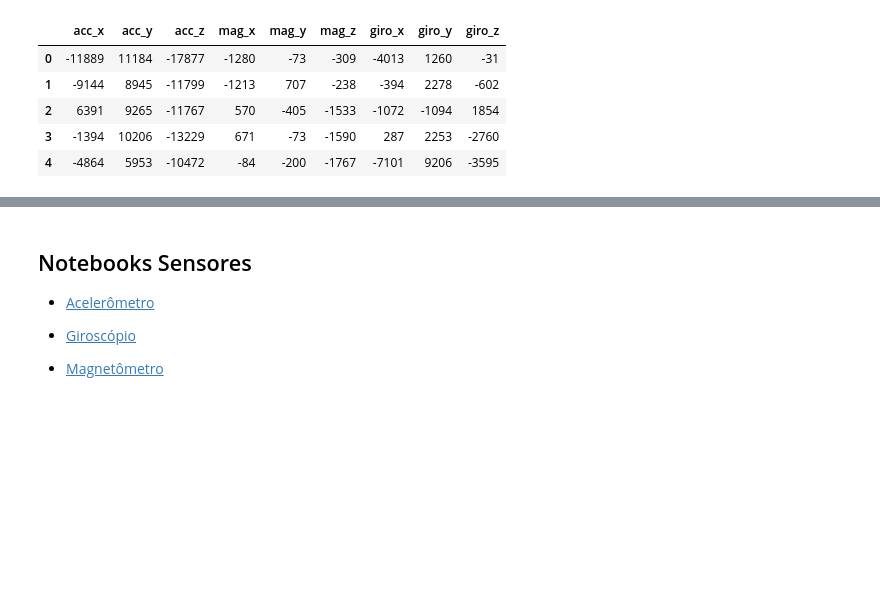
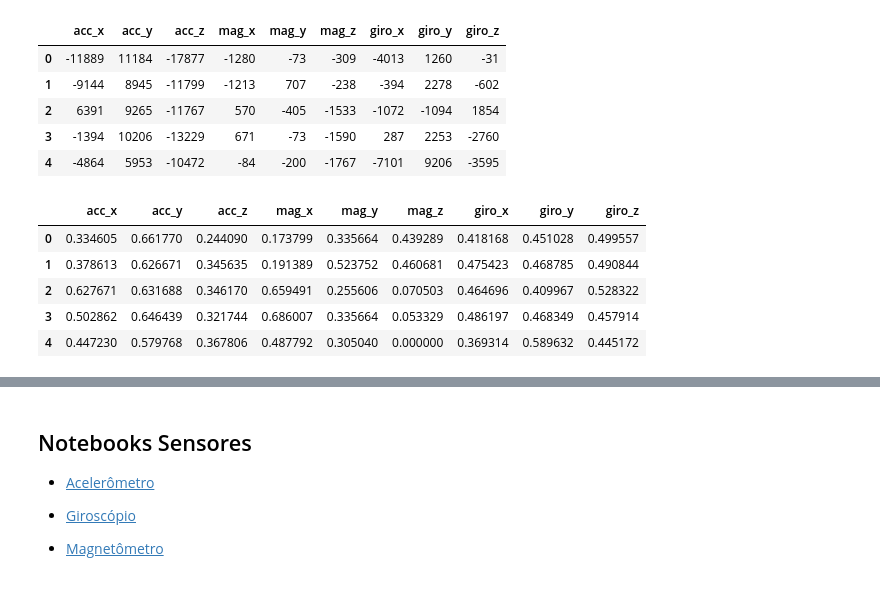
Before and after one commit to andssuu/redes_neurais_pos, a Jupyter notebook: projeto/notebooks/main.ipynb, the cells around one changed output, grey strips where cells are left out. Saved outputs shown, nothing was run; the diff lists cells and outputs as text; code cells hidden in the pictures; blank space fills up the shorter version.

```diff
--- a/projeto/notebooks/main.ipynb
+++ b/projeto/notebooks/main.ipynb
@@ -70,3 +76,12 @@ data.head()
 | 2 | 6391 | 9265 | -11767 | 570 | -405 | -1533 | -1072 | -1094 | 1854 |
 | 3 | -1394 | 10206 | -13229 | 671 | -73 | -1590 | 287 | 2253 | -2760 |
 | 4 | -4864 | 5953 | -10472 | -84 | -200 | -1767 | -7101 | 9206 | -3595 |
+# %%
+data_normalized.head()
+# %% [output]
+|  | acc_x | acc_y | acc_z | mag_x | mag_y | mag_z | giro_x | giro_y | giro_z |
+| 0 | 0.334605 | 0.661770 | 0.244090 | 0.173799 | 0.335664 | 0.439289 | 0.418168 | 0.451028 | 0.499557 |
+| 1 | 0.378613 | 0.626671 | 0.345635 | 0.191389 | 0.523752 | 0.460681 | 0.475423 | 0.468785 | 0.490844 |
+| 2 | 0.627671 | 0.631688 | 0.346170 | 0.659491 | 0.255606 | 0.070503 | 0.464696 | 0.409967 | 0.528322 |
+| 3 | 0.502862 | 0.646439 | 0.321744 | 0.686007 | 0.335664 | 0.053329 | 0.486197 | 0.468349 | 0.457914 |
+| 4 | 0.447230 | 0.579768 | 0.367806 | 0.487792 | 0.305040 | 0.000000 | 0.369314 | 0.589632 | 0.445172 |
```
Also changed, not shown: parts of 9 cells of this notebook.
